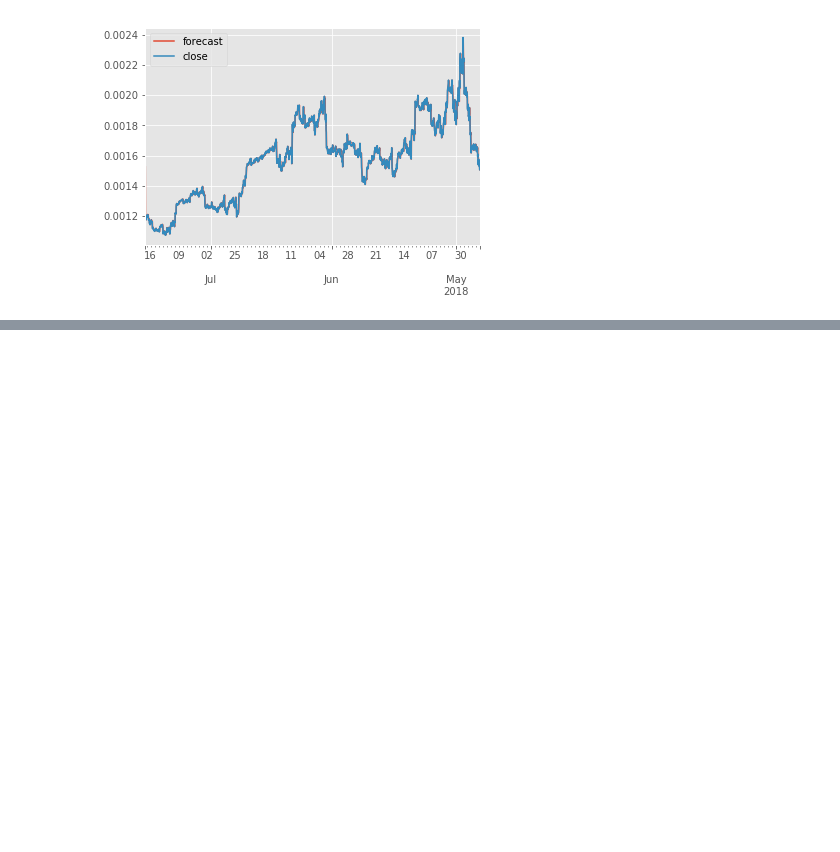
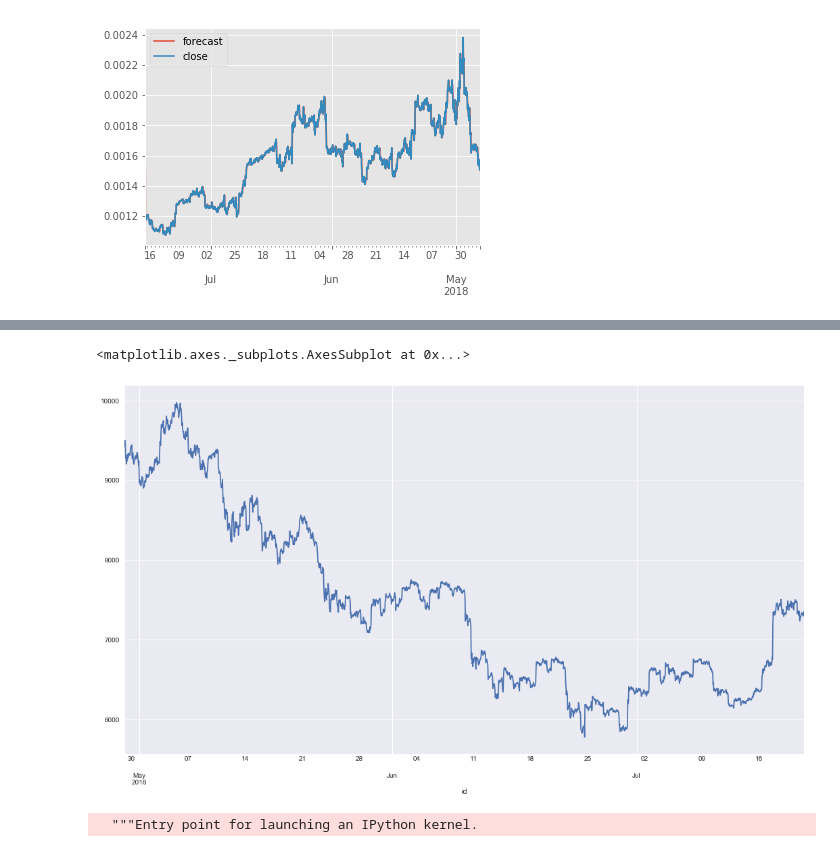
Before and after one commit to magicalne/cryptocurrency, a Jupyter notebook: huobi.ipynb, the cells around one changed output, grey strips where cells are left out. Drawn from its saved outputs; the diff is of its cells as text; code cells hidden in the pictures; blank space fills up the shorter version.

```diff
--- a/huobi.ipynb
+++ b/huobi.ipynb
@@ -986,0 +131,12 @@ def buy(df, index, look_back_prices, slope, profit):
+# %%
+btcusdt_df = get_kline_df('btcusdt', '60min', 2000)
+# %%
+btcusdt_df['close'].plot(grid=True, figsize=figsize)
+# %% [output]
+<matplotlib.axes._subplots.AxesSubplot at 0x...>
+[figure, added]
+# %%
+btcusdt_df['26 ema'] = pd.rolling_mean(btcusdt_df["close"], window=26)
+btcusdt_df['12 ema'] = pd.rolling_mean(btcusdt_df["close"], window=12)
+# %% [output]
+  """Entry point for launching an IPython kernel.
```
Also changed, not shown: parts of 85 cells of this notebook, 7 other files.
